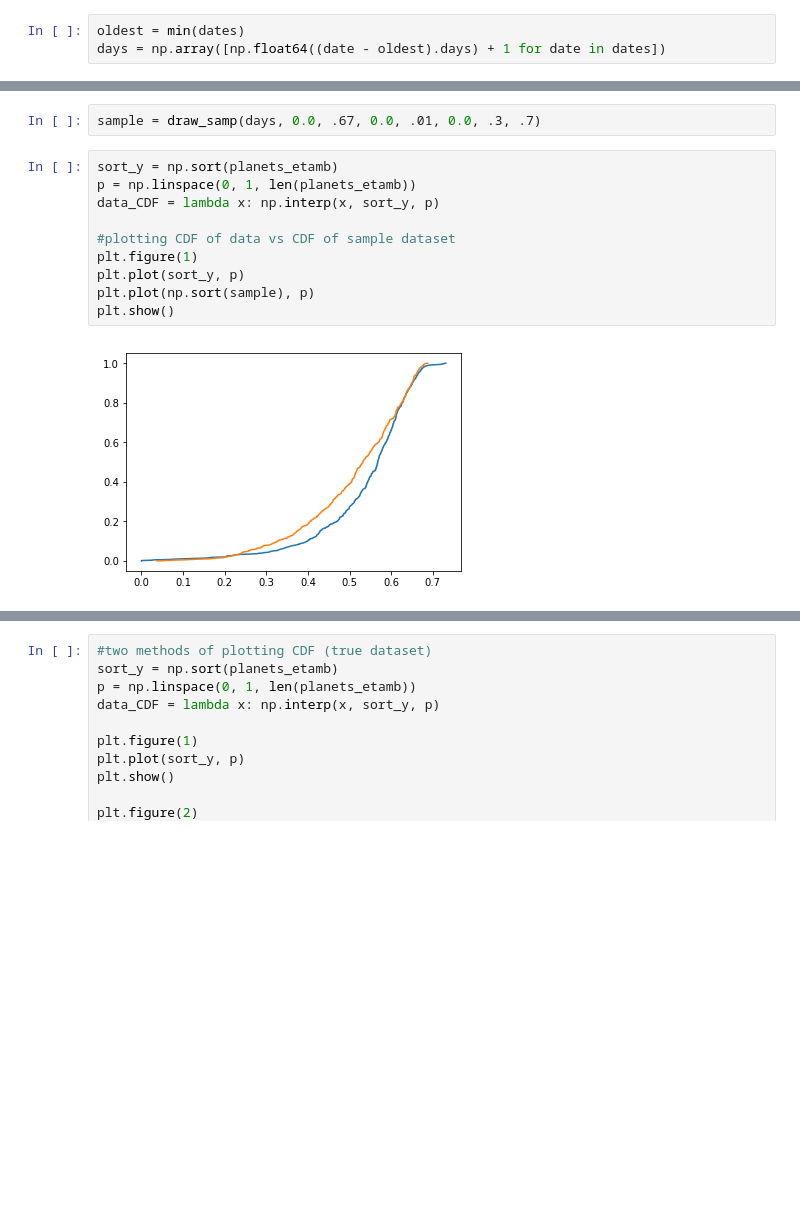
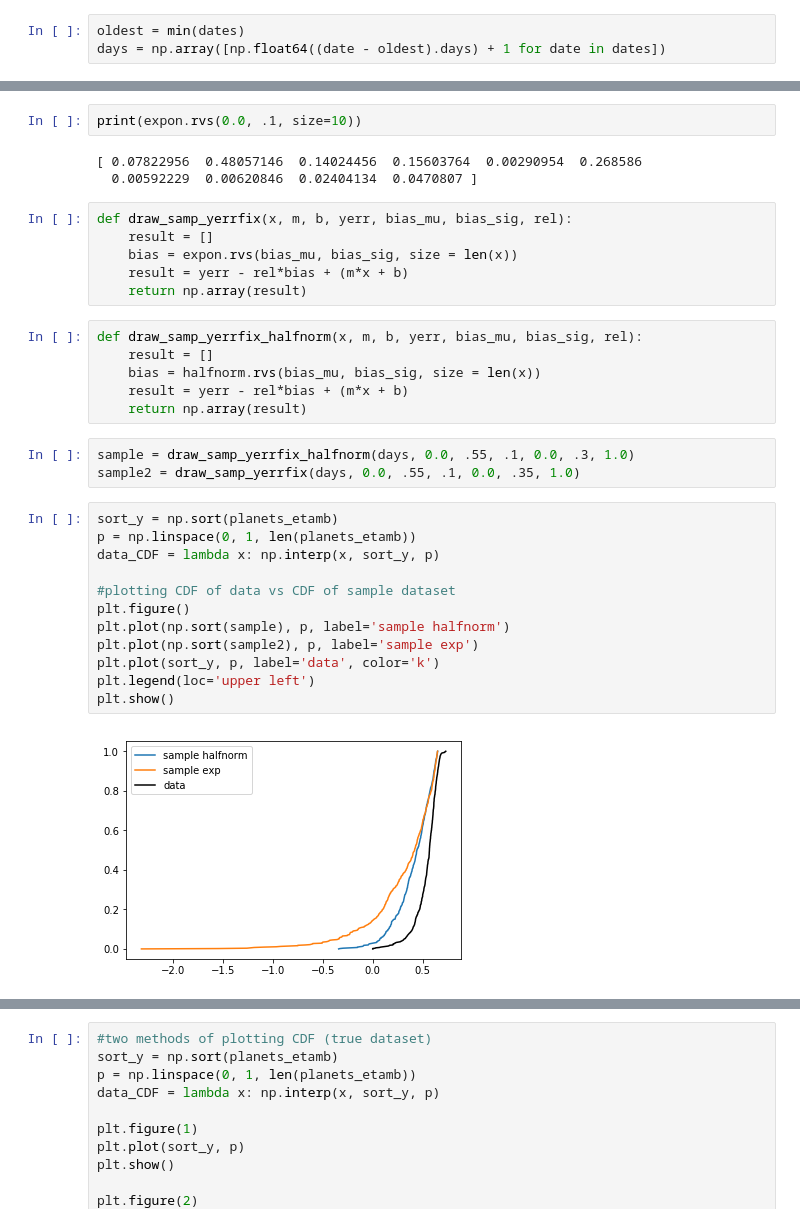
Before and after one commit to rebeccachen0/asiaa, a Jupyter notebook: forward_modeling.ipynb, the cells around one changed output, grey strips where cells are left out. Drawn from its saved outputs; the diff is of its cells as text; blank space fills up the shorter version.

```diff
--- a/forward_modeling.ipynb
+++ b/forward_modeling.ipynb
@@ -55,20 +55,40 @@ def draw_samp(x, m, b, yerr_mu, yerr_sig, bias_mu, bias_sig, rel):
 #         print(yerr, scatter, bias)
     result = yerr - rel*bias + (m*x + b)
     return np.array(result)
-# %%
-sample = draw_samp(days, 0.0, .67, 0.0, .01, 0.0, .3, .7)
+# %%
+print(expon.rvs(0.0, .1, size=10))
+# %% [output]
+[ 0.07822956  0.48057146  0.14024456  0.15603764  0.00290954  0.268586
+  0.00592229  0.00620846  0.02404134  0.0470807 ]
+# %%
+def draw_samp_yerrfix(x, m, b, yerr, bias_mu, bias_sig, rel):
+    result = []
+    bias = expon.rvs(bias_mu, bias_sig, size = len(x))
+    result = yerr - rel*bias + (m*x + b)
+    return np.array(result)
+# %%
+def draw_samp_yerrfix_halfnorm(x, m, b, yerr, bias_mu, bias_sig, rel):
+    result = []
+    bias = halfnorm.rvs(bias_mu, bias_sig, size = len(x))
+    result = yerr - rel*bias + (m*x + b)
+    return np.array(result)
+# %%
+sample = draw_samp_yerrfix_halfnorm(days, 0.0, .55, .1, 0.0, .3, 1.0)
+sample2 = draw_samp_yerrfix(days, 0.0, .55, .1, 0.0, .35, 1.0)
 # %%
 sort_y = np.sort(planets_etamb)
 p = np.linspace(0, 1, len(planets_etamb))
 data_CDF = lambda x: np.interp(x, sort_y, p)
 
 #plotting CDF of data vs CDF of sample dataset
-plt.figure(1)
-plt.plot(sort_y, p)
-plt.plot(np.sort(sample), p)
+plt.figure()
+plt.plot(np.sort(sample), p, label='sample halfnorm')
+plt.plot(np.sort(sample2), p, label='sample exp')
+plt.plot(sort_y, p, label='data', color='k')
+plt.legend(loc='upper left')
 plt.show()
 # %% [output]
-[figure, old version]
+[figure, new version]
 # %%
 #qq plot for real data and "optimal param" data
 plt.figure(1)
```
Also changed, not shown: parts of 21 cells of this notebook, 13 other files.
